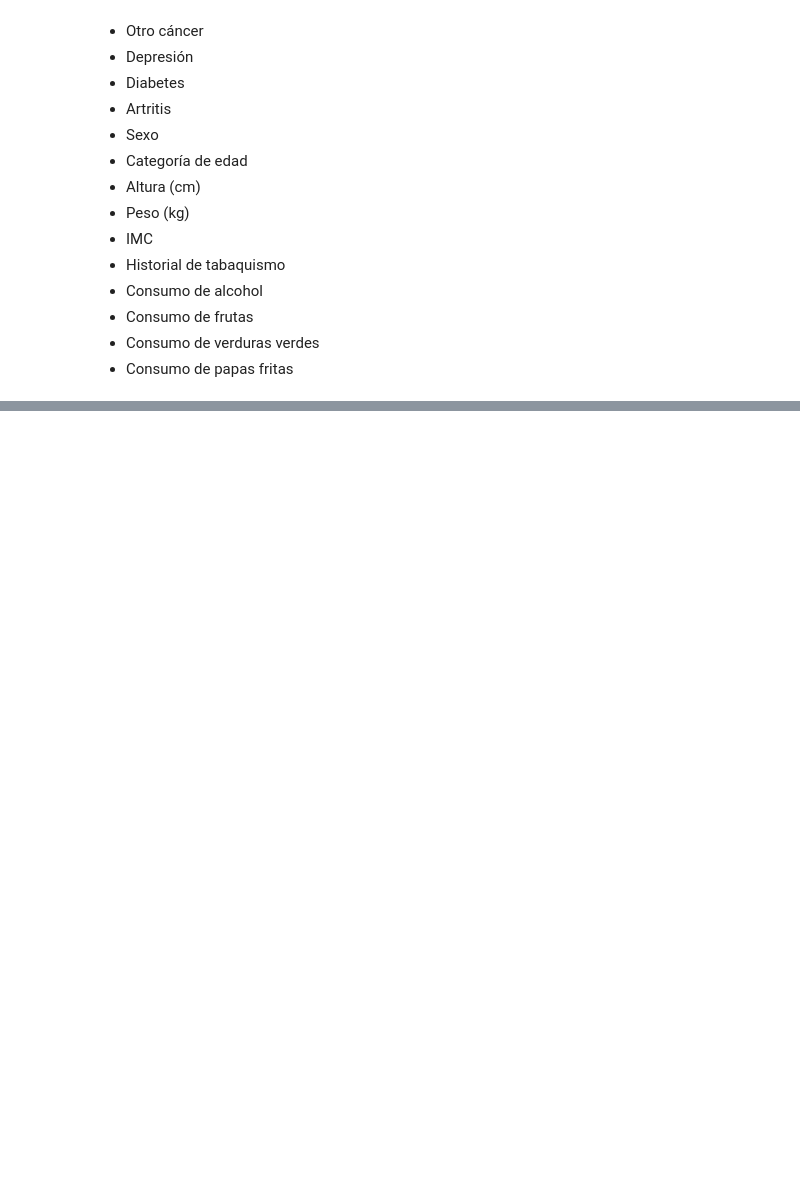
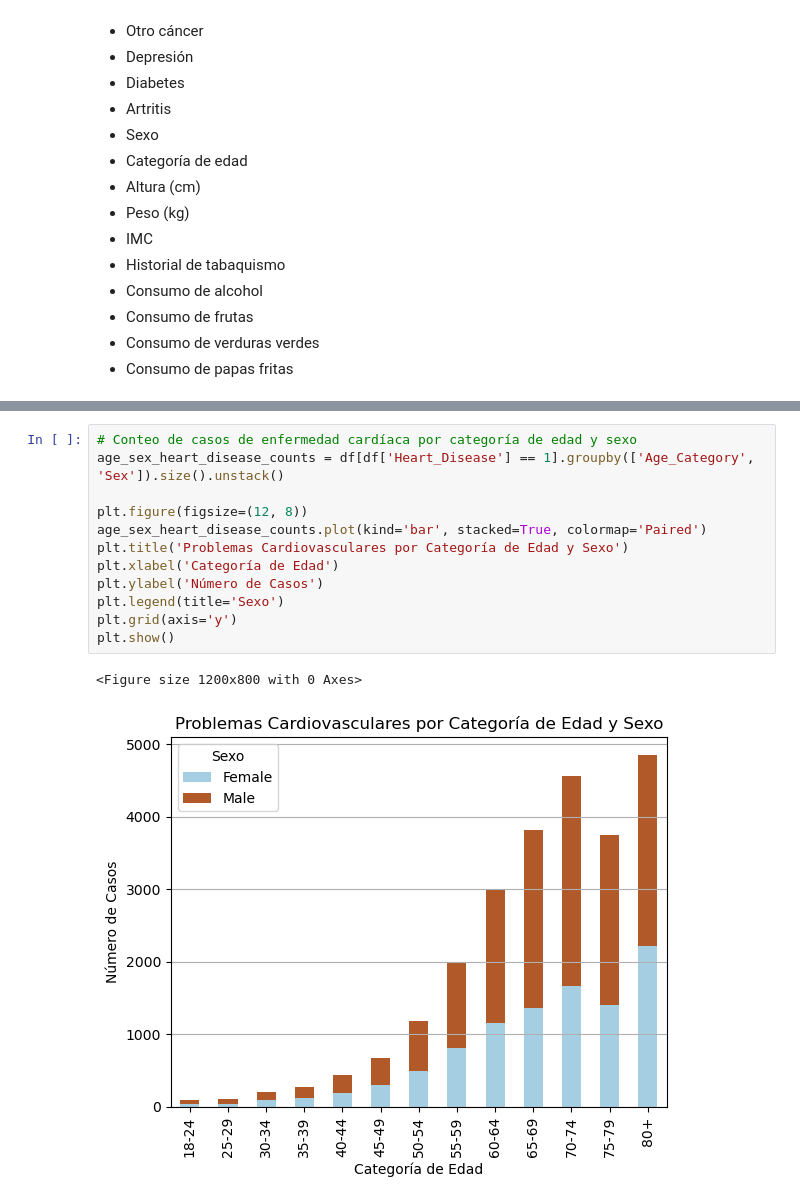
Before and after one commit to AdriCasenave/Cardiovascular-Diseases-Risk-Prediction-Dataset, a Jupyter notebook: Primera_Entrega.ipynb, the cells around one changed output, grey strips where cells are left out. Drawn from its saved outputs; the diff is of its cells as text; blank space fills up the shorter version.

```diff
--- a/Primera_Entrega.ipynb
+++ b/Primera_Entrega.ipynb
@@ -49,0 +225,15 @@ Se cuenta con la siguiente información:
+# %%
+# Conteo de casos de enfermedad cardíaca por categoría de edad y sexo
+age_sex_heart_disease_counts = df[df['Heart_Disease'] == 1].groupby(['Age_Category', 'Sex']).size().unstack()
+
+plt.figure(figsize=(12, 8))
+age_sex_heart_disease_counts.plot(kind='bar', stacked=True, colormap='Paired')
+plt.title('Problemas Cardiovasculares por Categoría de Edad y Sexo')
+plt.xlabel('Categoría de Edad')
+plt.ylabel('Número de Casos')
+plt.legend(title='Sexo')
+plt.grid(axis='y')
+plt.show()
+# %% [output]
+<Figure size 1200x800 with 0 Axes>
+[figure, added]
```
Also changed, not shown: parts of 19 cells of this notebook.
